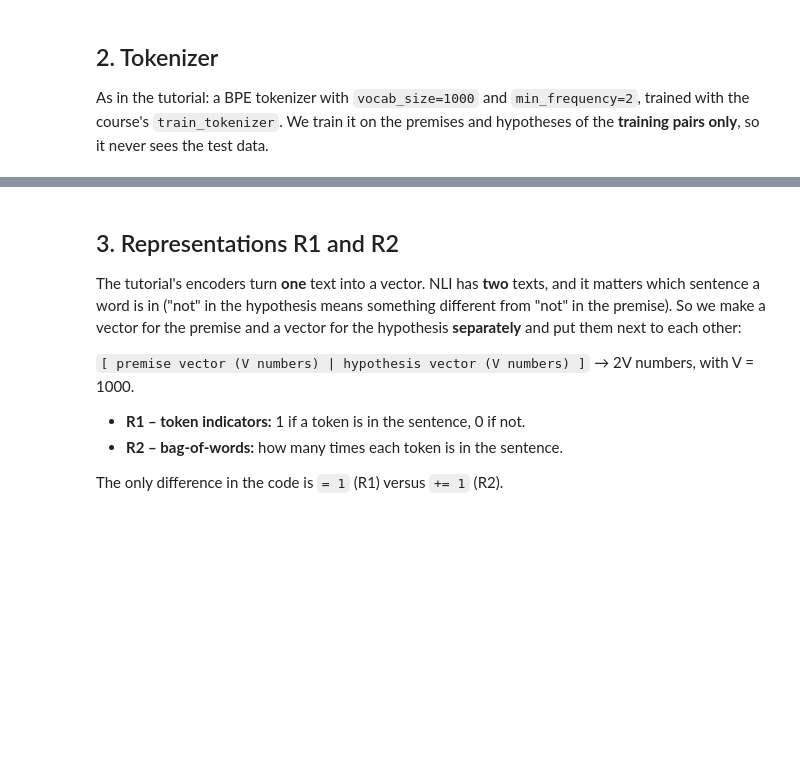
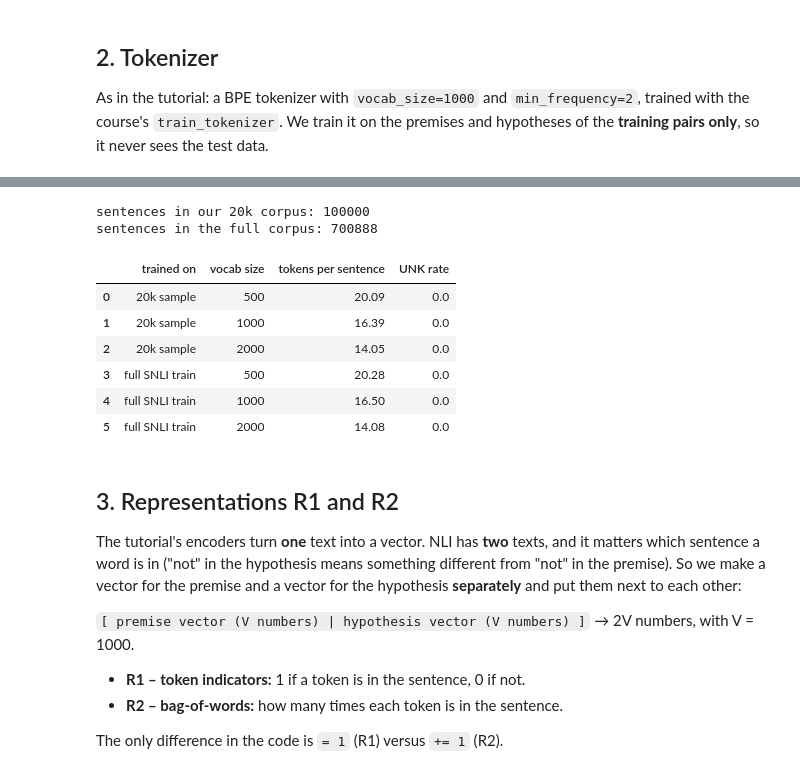
Before and after one commit to vidalisa/natural-language-inference, a Jupyter notebook: project1.ipynb, the cells around one changed output, grey strips where cells are left out. Saved outputs shown, nothing was run; the diff lists cells and outputs as text; code cells hidden in the pictures; blank space fills up the shorter version.

```diff
--- a/project1.ipynb
+++ b/project1.ipynb
@@ -185,3 +187,58 @@ hypothesis: ['▁The', '▁man', '▁is', '▁holding', '▁a', '▁micro', 'pho
+# %%
+# a larger resource of the same kind: ALL premises and hypotheses of SNLI's training split
+# (we only use the text, not the labels, and no test data, so this is allowed)
+full_corpus = []
+seen_premises = set()
+for premise in snli["train"]["premise"]:
+    if premise not in seen_premises:      # every premise appears ~3 times, keep it once
+        seen_premises.add(premise)
+        full_corpus.append(premise)
+for hypothesis in snli["train"]["hypothesis"]:
+    full_corpus.append(hypothesis)
+
+print("sentences in our 20k corpus:", len(corpus))
+print("sentences in the full corpus:", len(full_corpus))
+
+# we test on the validation sentences, which neither tokenizer has seen
+val_sentences = []
+for (premise, hypothesis), label in val_pairs:
+    val_sentences.append(premise)
+    val_sentences.append(hypothesis)
+
+rows = []
+for corpus_name, training_text in [("20k sample", corpus), ("full SNLI train", full_corpus)]:
+    for vocab_size in [500, 1000, 2000]:
+        tok = part1.experiment.train_tokenizer(training_text, vocab_size=vocab_size, min_frequency=2)
+        unk_id = tok.token_to_id("[UNK]")
+
+        total_tokens = 0
+        unknown_tokens = 0
+        for sentence in val_sentences:
+            ids = tok.encode(sentence).ids
+            total_tokens += len(ids)
+            for i in ids:
+                if i == unk_id:
+                    unknown_tokens += 1
+
+        rows.append({
+            "trained on": corpus_name,
+            "vocab size": vocab_size,
+            "tokens per sentence": round(total_tokens / len(val_sentences), 2),
+            "UNK rate": round(unknown_tokens / total_tokens, 5),
+        })
+
+tokenizer_comparison = pd.DataFrame(rows)
+tokenizer_comparison
+# %% [output]
+sentences in our 20k corpus: 100000
+sentences in the full corpus: 700888
+|  | trained on | vocab size | tokens per sentence | UNK rate |
+| 0 | 20k sample | 500 | 20.09 | 0.0 |
+| 1 | 20k sample | 1000 | 16.39 | 0.0 |
+| 2 | 20k sample | 2000 | 14.05 | 0.0 |
+| 3 | full SNLI train | 500 | 20.28 | 0.0 |
+| 4 | full SNLI train | 1000 | 16.50 | 0.0 |
+| 5 | full SNLI train | 2000 | 14.08 | 0.0 |
 # %% [markdown]
 ## 3. Representations R1 and R2
 
```
Also changed, not shown: parts of 14 cells of this notebook.
